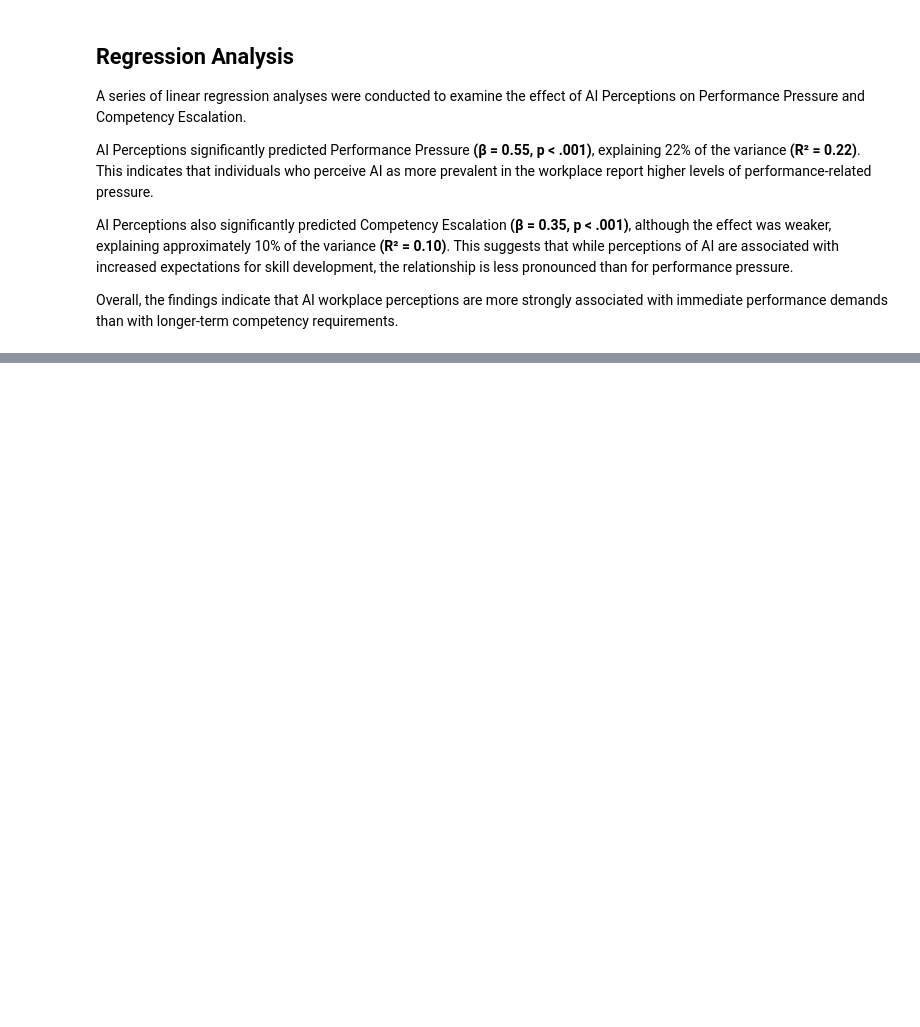
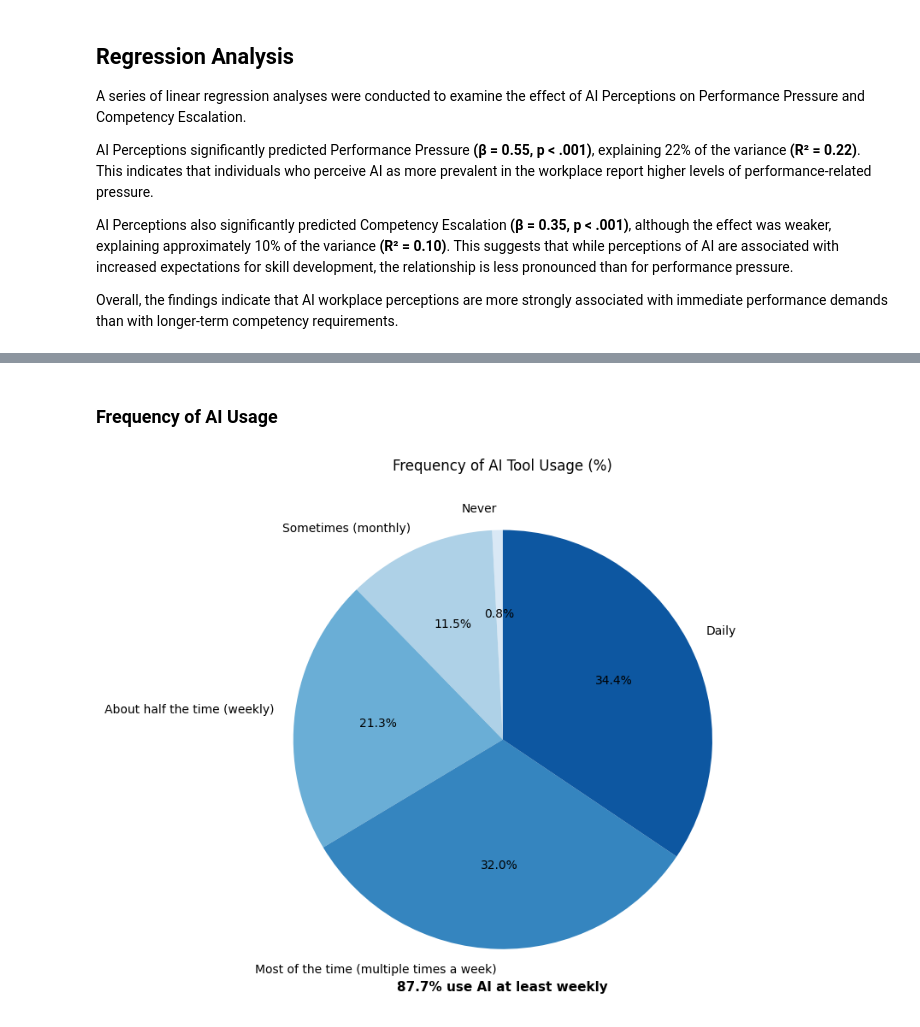
Before and after one commit to glgunderson/AI-Perceptions, a Jupyter notebook: ai_perceptions.ipynb, the cells around one changed output, grey strips where cells are left out. Cells and saved outputs as stored; diff of their text form; code cells hidden in the pictures; blank space fills up the shorter version.

```diff
--- a/ai_perceptions.ipynb
+++ b/ai_perceptions.ipynb
@@ -515,0 +618,48 @@ import matplotlib.pyplot as plt
+# %% [markdown]
+### Frequency of AI Usage
+# %%
+freq_map = {
+    1: 'Never',
+    2: 'Sometimes (monthly)',
+    3: 'About half the time (weekly)',
+    4: 'Most of the time (multiple times a week)',
+    5: 'Daily'
+}
+df['Frequency_label'] = df['Frequency'].map(freq_map)
+
+order = [
+    'Never',
+    'Sometimes (monthly)',
+    'About half the time (weekly)',
+    'Most of the time (multiple times a week)',
+    'Daily'
+]
+
+freq_percent = df['Frequency_label'].value_counts(normalize=True).reindex(order) * 100
+
+colors = plt.cm.Blues(np.linspace(0.15, 0.85, len(freq_percent)))
+
+plt.figure(figsize=(8,8))
+
+plt.pie(
+    freq_percent,
+    labels=freq_percent.index,
+    autopct='%1.1f%%',
+    startangle=90,
+    colors=colors
+)
+
+plt.title('Frequency of AI Tool Usage (%)')
+
+# Add annotation for weekly+ usage
+weekly_total = freq_percent.loc[
+    ['About half the time (weekly)', 'Most of the time (multiple times a week)', 'Daily']
+].sum()
+
+plt.text(0, -1.2, f'{weekly_total:.1f}% use AI at least weekly',
+         ha='center', fontsize=11, fontweight='bold')
+
+plt.tight_layout()
+plt.show()
+# %% [output]
+[figure, added]
```
Also changed, not shown: parts of 12 cells of this notebook.
